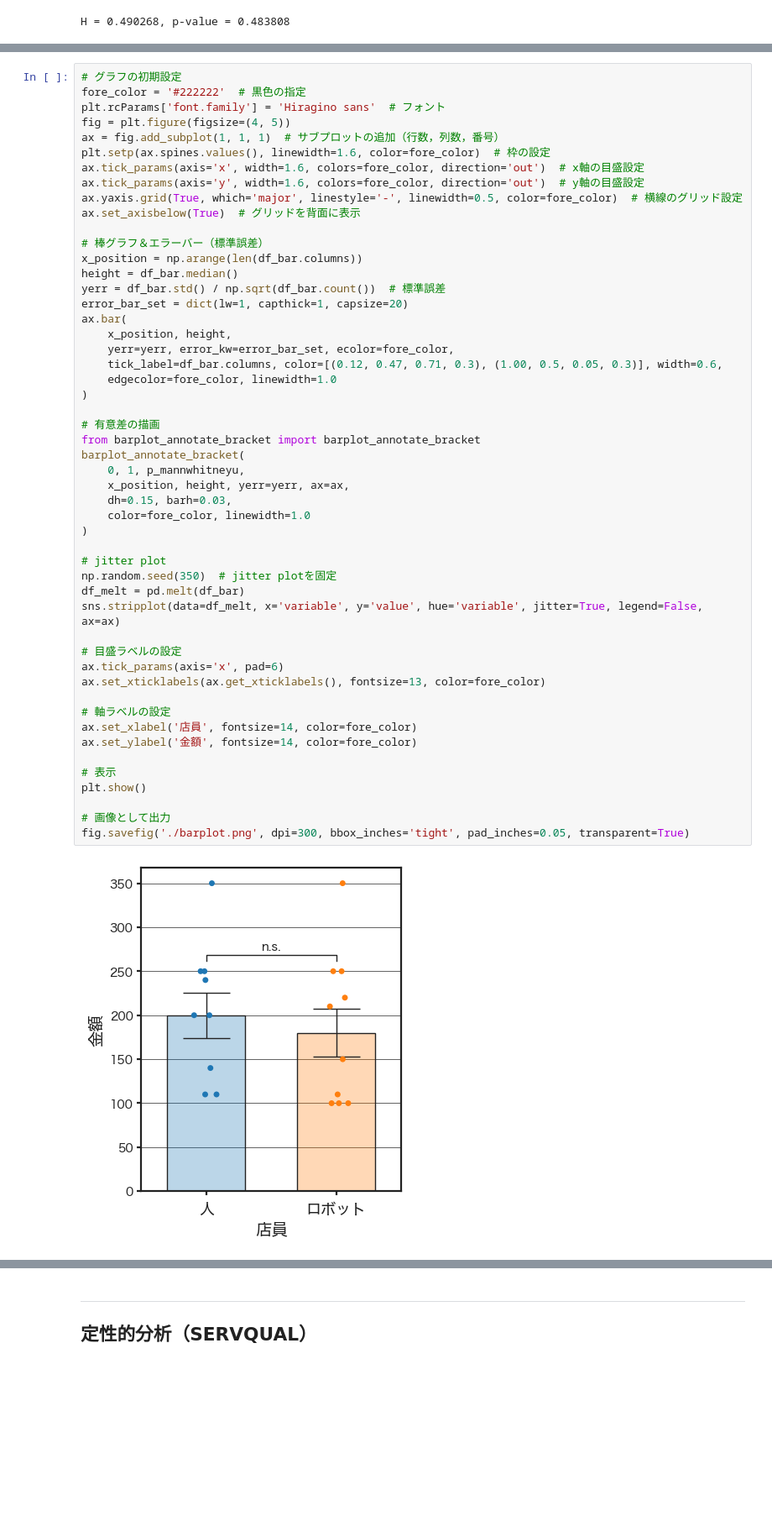
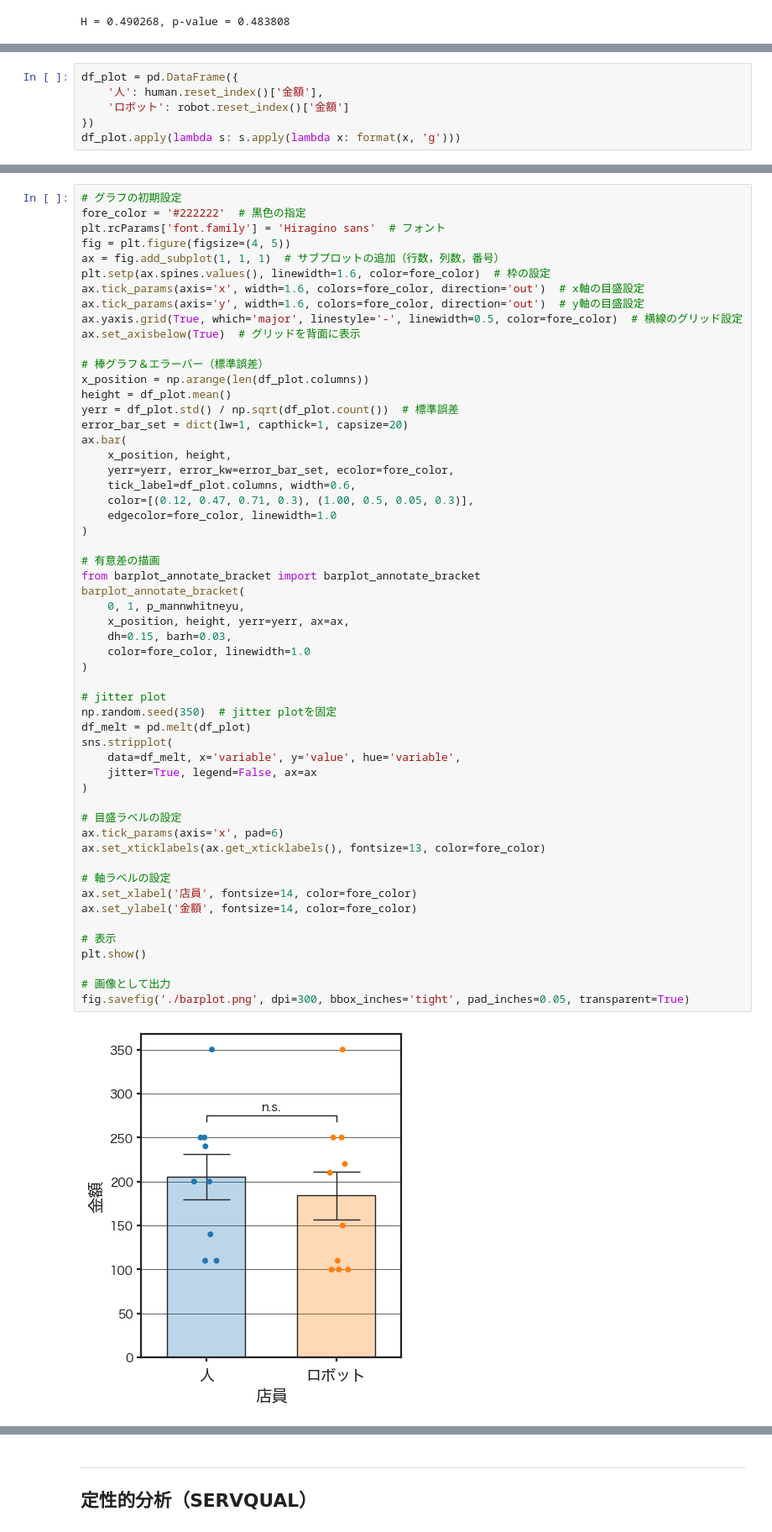
Before and after one commit to hayaponpoco/CommU_cafe, a Jupyter notebook: analysis/analysis.ipynb, the cells around one changed output, grey strips where cells are left out. Shown: that part at 84% size. Saved outputs shown, nothing was run; the diff lists cells and outputs as text; blank space fills up the shorter version.

```diff
--- a/analysis/analysis.ipynb
+++ b/analysis/analysis.ipynb
@@ -110,0 +116,6 @@ H = 0.490268, p-value = 0.483808
+# %%
+df_plot = pd.DataFrame({
+    '人': human.reset_index()['金額'],
+    'ロボット': robot.reset_index()['金額']
+})
+df_plot.apply(lambda s: s.apply(lambda x: format(x, 'g')))
@@ -147,44 +215,48 @@ ax.yaxis.grid(True, which='major', linestyle='-', linewidth=0.5, color=fore_colo
 ax.set_axisbelow(True)  # グリッドを背面に表示
 
 # 棒グラフ＆エラーバー（標準誤差）
-x_position = np.arange(len(df_bar.columns))
-height = df_bar.median()
-yerr = df_bar.std() / np.sqrt(df_bar.count())  # 標準誤差
+x_position = np.arange(len(df_plot.columns))
+height = df_plot.mean()
+yerr = df_plot.std() / np.sqrt(df_plot.count())  # 標準誤差
 error_bar_set = dict(lw=1, capthick=1, capsize=20)
 ax.bar(
     x_position, height,
     yerr=yerr, error_kw=error_bar_set, ecolor=fore_color,
-    tick_label=df_bar.columns, color=[(0.12, 0.47, 0.71, 0.3), (1.00, 0.5, 0.05, 0.3)], width=0.6,
+    tick_label=df_plot.columns, width=0.6,
+    color=[(0.12, 0.47, 0.71, 0.3), (1.00, 0.5, 0.05, 0.3)],
     edgecolor=fore_color, linewidth=1.0
 )
 
 # 有意差の描画
 from barplot_annotate_bracket import barplot_annotate_bracket
 barplot_annotate_bracket(
     0, 1, p_mannwhitneyu,
     x_position, height, yerr=yerr, ax=ax,
     dh=0.15, barh=0.03,
     color=fore_color, linewidth=1.0
 )
 
 # jitter plot
 np.random.seed(350)  # jitter plotを固定
-df_melt = pd.melt(df_bar)
-sns.stripplot(data=df_melt, x='variable', y='value', hue='variable', jitter=True, legend=False, ax=ax)
+df_melt = pd.melt(df_plot)
+sns.stripplot(
+    data=df_melt, x='variable', y='value', hue='variable',
+    jitter=True, legend=False, ax=ax
+)
 
 # 目盛ラベルの設定
 ax.tick_params(axis='x', pad=6)
 ax.set_xticklabels(ax.get_xticklabels(), fontsize=13, color=fore_color)
 
 # 軸ラベルの設定
 ax.set_xlabel('店員', fontsize=14, color=fore_color)
 ax.set_ylabel('金額', fontsize=14, color=fore_color)
 
 # 表示
 plt.show()
 
 # 画像として出力
 fig.savefig('./barplot.png', dpi=300, bbox_inches='tight', pad_inches=0.05, transparent=True)
 # %% [output]
-[figure, old version]
+[figure, new version]
 # %% [markdown]
```
Also changed, not shown: parts of 15 cells of this notebook, 4 other files.
